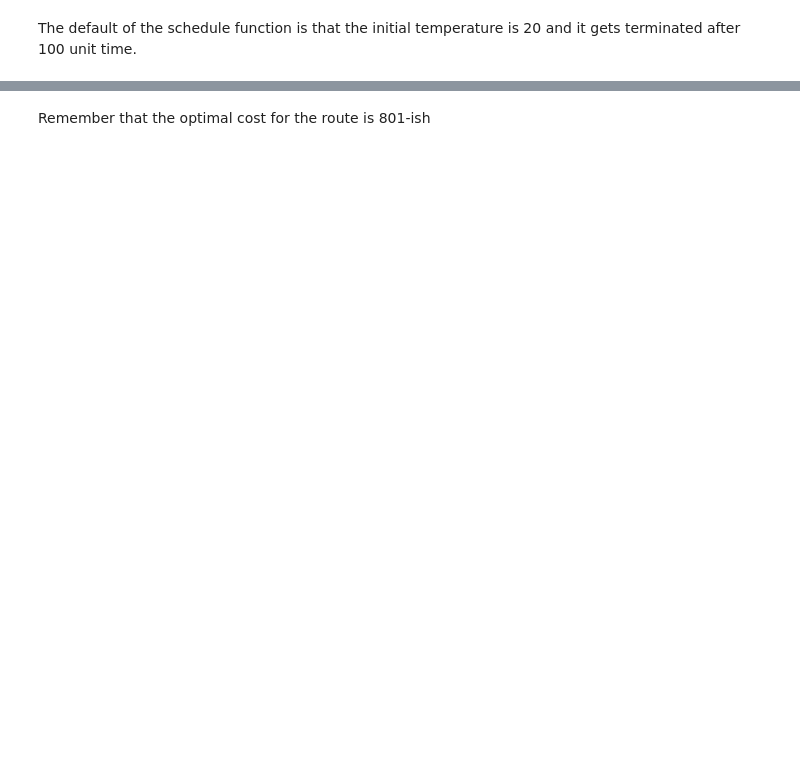
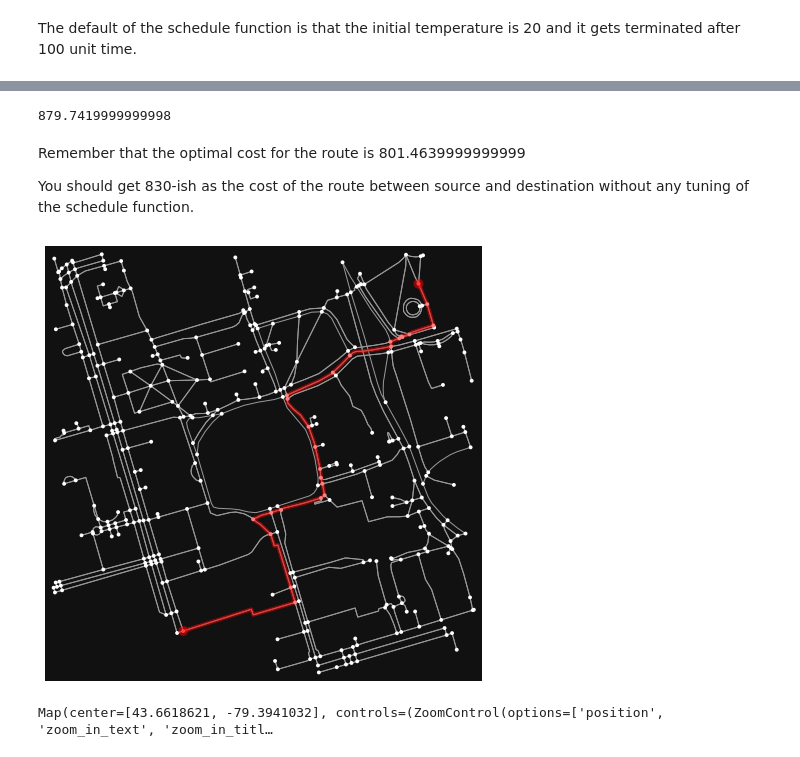
Before and after one commit to SmartMobilityAlgorithms/Trajectory-based-Search-Algorithms, a Jupyter notebook: simulated_annealing.ipynb, the cells around one changed output, grey strips where cells are left out. Cells and saved outputs as stored; diff of their text form; code cells hidden in the pictures; blank space fills up the shorter version.

```diff
--- a/simulated_annealing.ipynb
+++ b/simulated_annealing.ipynb
@@ -83,18 +85,23 @@ schedule = exp_schedule(200,0.05, 10000)
 # %%
+%%time
 states = []
-current = next(randomized_search(G, 55808290, 389677909))
+current = randomized_search(G, 55808290, 389677909)
 
 for t in tqdm(range(sys.maxsize)):
     T = schedule(t)
-    if T < 0.01:
+    states.append(cost(G, current))
+
+    if T < 0.00000001:
         route = current
         break
 
     # generate 5 more paths to choose from
-    neighbors = [*itertools.islice(children_route(G, current), 3)]
+    neighbors = [*itertools.islice(children_route(G, current), 100)]
     next_choice = random.choice(neighbors)
-    delta_e = cost(G, next_choice) - cost(G, current)  # difference of cost
-    if delta_e < 0 or probability(np.exp(delta_e)/T):  # getting closer to the goal
+
+    delta_e = cost(G, next_choice) - cost(G, current)
+    if delta_e < 0 or probability(np.exp(-1 * delta_e/T)):
         current = next_choice
+
     print(cost(G, current))
 # %% [output]
@@ -102,4 +121,8 @@ KeyError: 55808290
-# %%
-current = next(randomized_search(G, 55808290, 389677909))
+# %%
+cost(G, route)
+# %% [output]
+879.7419999999998
 # %% [markdown]
-Remember that the optimal cost for the route is 801-ish
+Remember that the optimal cost for the route is 801.4639999999999
+
+You should get 830-ish as the cost of the route between source and destination without any tuning of the schedule function.
@@ -109,0 +129,8 @@ len(set(current))
+# %%
+fig, ax = ox.plot_graph_route(G, current)
+# %% [output]
+[figure, added]
+# %%
+draw_route(G, route)
+# %% [output]
+Map(center=[43.6618621, -79.3941032], controls=(ZoomControl(options=['position', 'zoom_in_text', 'zoom_in_titl…
```
Also changed, not shown: parts of 10 cells of this notebook.
